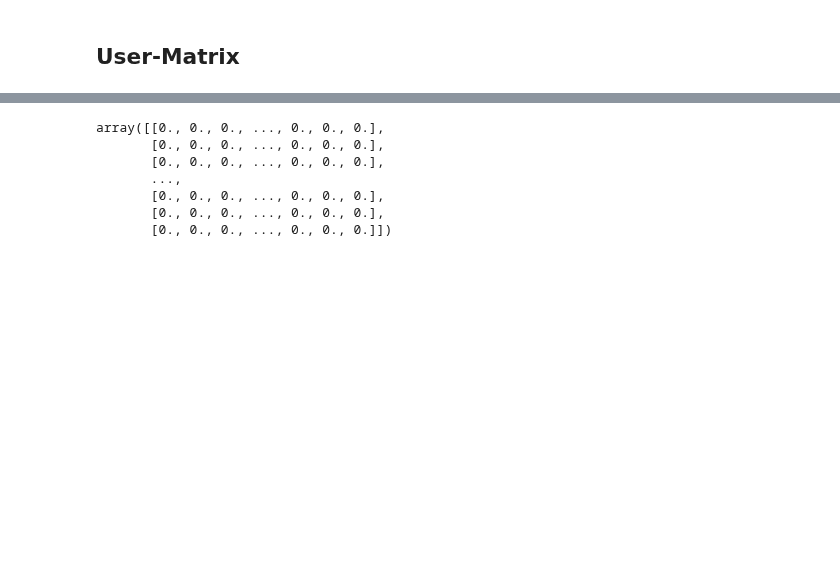
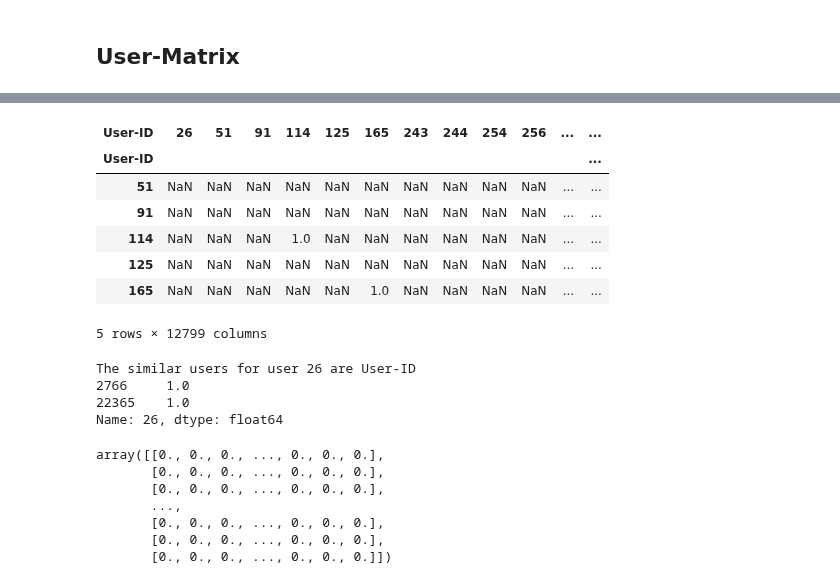
Before and after one commit to marinaepitropaki/BookRecommendationSystem, a Jupyter notebook: lukas.ipynb, the cells around one changed output, grey strips where cells are left out. Cells and saved outputs as stored; diff of their text form; code cells hidden in the pictures; blank space fills up the shorter version.

```diff
--- a/lukas.ipynb
+++ b/lukas.ipynb
@@ -166,16 +311,10 @@ memory usage: 39.0+ KB
 # %% [markdown]
 ### cleaning data so we only have the 731 books that have ratings on books with books that have +100 ratings
 # %%
-#ratings_df = pd.read_csv('./Ratings.csv')
-#user_df = pd.read_csv('./Users.csv')
+df_GT100 = pd.merge(user_rating_df_clean, agg_ratings_GT100, on='ISBN', how='inner')
+df_GT350 = pd.merge(user_rating_df_clean, agg_ratings_GT350, on='ISBN', how='inner')
+df_GT100.info()
 
-#user_rating_df = ratings_df.merge(user_df, left_on = 'User-ID', right_on = 'User-ID')
-df_GT100 = pd.merge(ratings_df, agg_ratings_GT100[['ISBN']], on='ISBN', how='inner')
-df_GT100.info()
-df_GT100.head()
-
-
-#138461 ratings in total
-#print(agg_ratings_GT100.number_of_ratings.sum())
+agg_ratings_GT100.number_of_ratings.sum()
 # %% [output]
 <class 'pandas.core.frame.DataFrame'>
@@ -216,0 +372,3 @@ AttributeError: 'DataFrame' object has no attribute 'table'
+# %%
+matrix = df_GT100.pivot_table(index='User-ID', columns='ISBN', values='Book-Rating').fillna(0)
+matrix.head()
@@ -216,0 +386,3 @@ AttributeError: 'DataFrame' object has no attribute 'table'
+# %%
+matrix_norm = matrix.subtract(matrix.mean(axis=1), axis = 'rows')
+matrix_norm.head()
@@ -216,0 +400,4 @@ AttributeError: 'DataFrame' object has no attribute 'table'
+# %%
+# User similarity matrix using Pearson correlation
+user_similarity = matrix_norm.T.corr()
+user_similarity.head()
@@ -216,0 +406,15 @@ AttributeError: 'DataFrame' object has no attribute 'table'
+# %%
+picked_userid = 26
+# Remove picked user ID from the candidate list
+user_similarity.drop(index=picked_userid, inplace=True)
+# Take a look at the data
+user_similarity.head()
+# %% [output]
+| User-ID | 26 | 51 | 91 | 114 | 125 | 165 | 243 | 244 | 254 | 256 | ... | ... |
+| User-ID |  |  |  |  |  |  |  |  |  |  |  | ... |
+| 51 | NaN | NaN | NaN | NaN | NaN | NaN | NaN | NaN | NaN | NaN | ... | ... |
+| 91 | NaN | NaN | NaN | NaN | NaN | NaN | NaN | NaN | NaN | NaN | ... | ... |
+| 114 | NaN | NaN | NaN | 1.0 | NaN | NaN | NaN | NaN | NaN | NaN | ... | ... |
+| 125 | NaN | NaN | NaN | NaN | NaN | NaN | NaN | NaN | NaN | NaN | ... | ... |
+| 165 | NaN | NaN | NaN | NaN | NaN | 1.0 | NaN | NaN | NaN | NaN | ... | ... |
+5 rows × 12799 columns
@@ -217,3 +423,17 @@ AttributeError: 'DataFrame' object has no attribute 'table'
+# %%
+# Number of similar users
+n = 10
+# User similarity threashold
+user_similarity_threshold = 0.25
+# Get top n similar users
+similar_users = user_similarity[user_similarity[picked_userid]>=user_similarity_threshold][picked_userid].sort_values(ascending=False)[:n]
+# Print out top n similar users
+print(f'The similar users for user {picked_userid} are', similar_users)
+# %% [output]
+The similar users for user 26 are User-ID
+2766     1.0
+22365    1.0
+Name: 26, dtype: float64
 # %%
 book_user_rating = book_df.merge(user_rating_df, left_on = 'ISBN',right_on = 'ISBN')
 book_user_rating = book_user_rating[['ISBN', 'Book-Title', 'Book-Author', 'User-ID', 'Book-Rating']]
```
Also changed, not shown: parts of 50 cells of this notebook.
